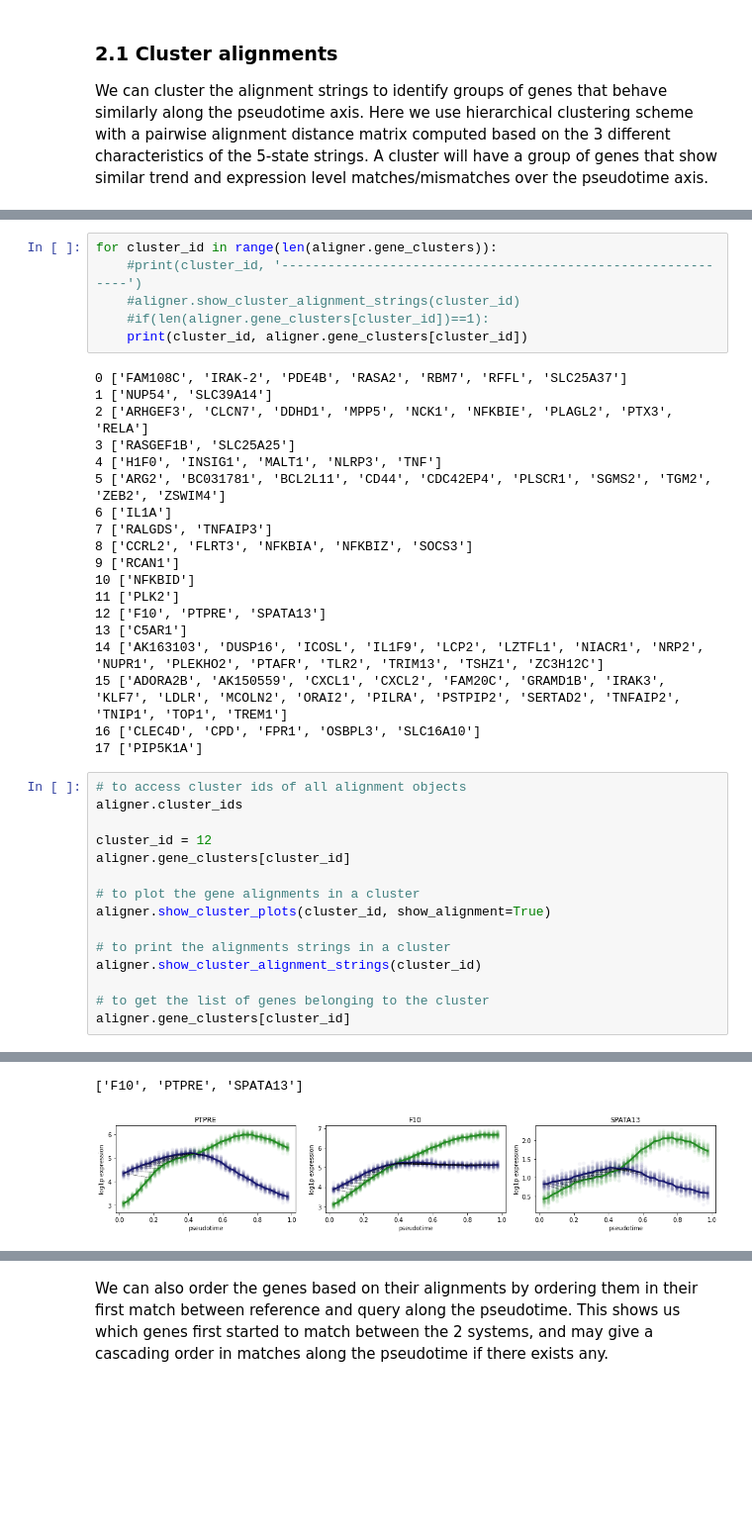
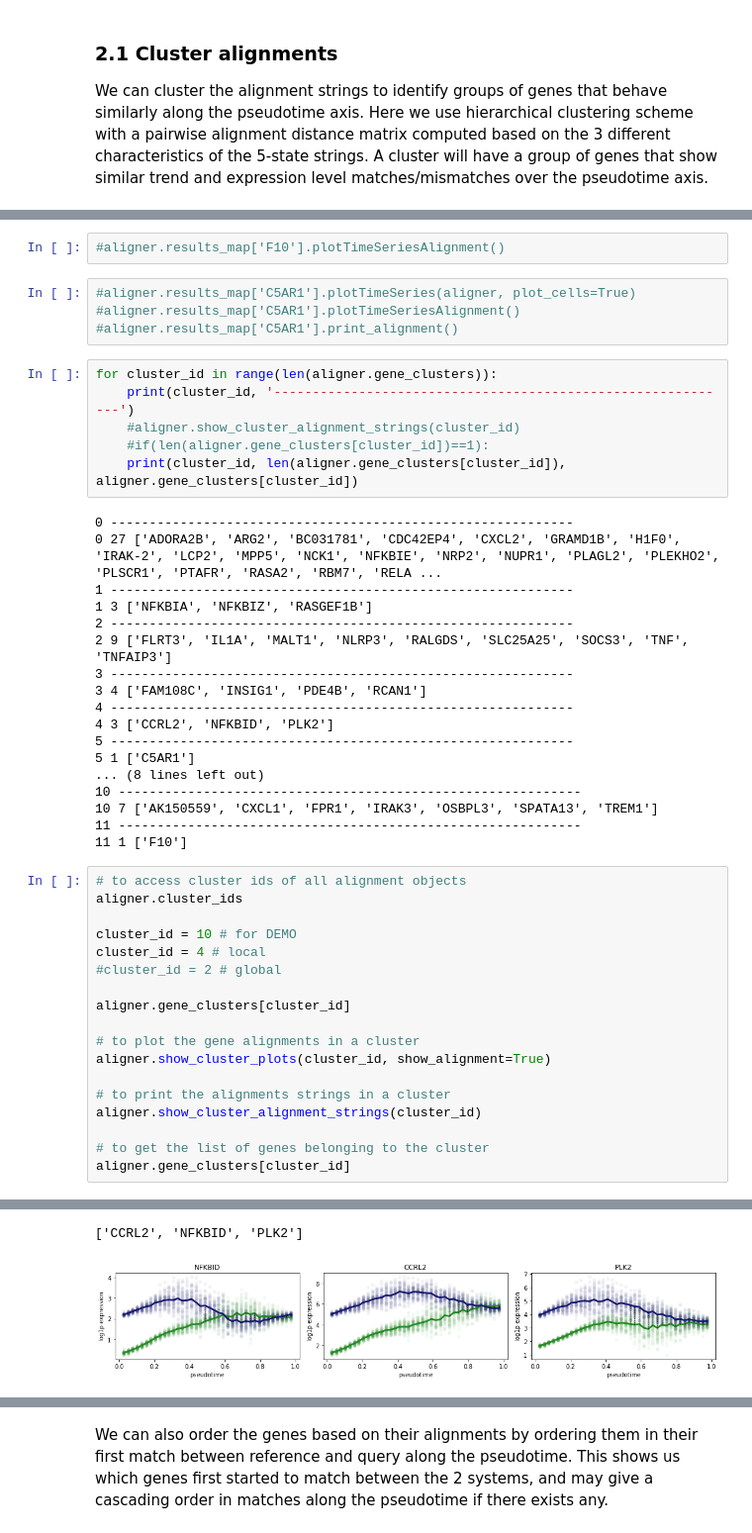
Before and after one commit to Teichlab/Genes2Genes, a Jupyter notebook: notebooks/OrgAlignTutorialNotebook_25102022.ipynb, the cells around one changed output, grey strips where cells are left out. Shown at 99% size. Cells and saved outputs as stored; diff of their text form; blank space fills up the shorter version.

```diff
--- a/notebooks/OrgAlignTutorialNotebook_25102022.ipynb
+++ b/notebooks/OrgAlignTutorialNotebook_25102022.ipynb
@@ -249,33 +255,41 @@ sb.clustermap(aligner.DistMat)
+# %%
+#aligner.results_map['F10'].plotTimeSeriesAlignment()
+# %%
+#aligner.results_map['C5AR1'].plotTimeSeries(aligner, plot_cells=True)
+#aligner.results_map['C5AR1'].plotTimeSeriesAlignment()
+#aligner.results_map['C5AR1'].print_alignment()
 # %%
 for cluster_id in range(len(aligner.gene_clusters)):
-    #print(cluster_id, '------------------------------------------------------------')
+    print(cluster_id, '------------------------------------------------------------')
     #aligner.show_cluster_alignment_strings(cluster_id)
     #if(len(aligner.gene_clusters[cluster_id])==1):
-    print(cluster_id, aligner.gene_clusters[cluster_id])
+    print(cluster_id, len(aligner.gene_clusters[cluster_id]), aligner.gene_clusters[cluster_id])
 # %% [output]
-0 ['FAM108C', 'IRAK-2', 'PDE4B', 'RASA2', 'RBM7', 'RFFL', 'SLC25A37']
-1 ['NUP54', 'SLC39A14']
-2 ['ARHGEF3', 'CLCN7', 'DDHD1', 'MPP5', 'NCK1', 'NFKBIE', 'PLAGL2', 'PTX3', 'RELA']
-3 ['RASGEF1B', 'SLC25A25']
-4 ['H1F0', 'INSIG1', 'MALT1', 'NLRP3', 'TNF']
-5 ['ARG2', 'BC031781', 'BCL2L11', 'CD44', 'CDC42EP4', 'PLSCR1', 'SGMS2', 'TGM2', 'ZEB2', 'ZSWIM4']
-6 ['IL1A']
-7 ['RALGDS', 'TNFAIP3']
-8 ['CCRL2', 'FLRT3', 'NFKBIA', 'NFKBIZ', 'SOCS3']
-9 ['RCAN1']
-10 ['NFKBID']
-11 ['PLK2']
-12 ['F10', 'PTPRE', 'SPATA13']
-13 ['C5AR1']
-14 ['AK163103', 'DUSP16', 'ICOSL', 'IL1F9', 'LCP2', 'LZTFL1', 'NIACR1', 'NRP2', 'NUPR1', 'PLEKHO2', 'PTAFR', 'TLR2', 'TRIM13', 'TSHZ1', 'ZC3H12C']
-15 ['ADORA2B', 'AK150559', 'CXCL1', 'CXCL2', 'FAM20C', 'GRAMD1B', 'IRAK3', 'KLF7', 'LDLR', 'MCOLN2', 'ORAI2', 'PILRA', 'PSTPIP2', 'SERTAD2', 'TNFAIP2', 'TNIP1', 'TOP1', 'TREM1']
-16 ['CLEC4D', 'CPD', 'FPR1', 'OSBPL3', 'SLC16A10']
-17 ['PIP5K1A']
+0 ------------------------------------------------------------
+0 27 ['ADORA2B', 'ARG2', 'BC031781', 'CDC42EP4', 'CXCL2', 'GRAMD1B', 'H1F0', 'IRAK-2', 'LCP2', 'MPP5', 'NCK1', 'NFKBIE', 'NRP2', 'NUPR1', 'PLAGL2', 'PLEKHO2', 'PLSCR1', 'PTAFR', 'RASA2', 'RBM7', 'RELA ...
+1 ------------------------------------------------------------
+1 3 ['NFKBIA', 'NFKBIZ', 'RASGEF1B']
+2 ------------------------------------------------------------
+2 9 ['FLRT3', 'IL1A', 'MALT1', 'NLRP3', 'RALGDS', 'SLC25A25', 'SOCS3', 'TNF', 'TNFAIP3']
+3 ------------------------------------------------------------
+3 4 ['FAM108C', 'INSIG1', 'PDE4B', 'RCAN1']
+4 ------------------------------------------------------------
+4 3 ['CCRL2', 'NFKBID', 'PLK2']
+5 ------------------------------------------------------------
+5 1 ['C5AR1']
+... (8 lines left out)
+10 ------------------------------------------------------------
+10 7 ['AK150559', 'CXCL1', 'FPR1', 'IRAK3', 'OSBPL3', 'SPATA13', 'TREM1']
+11 ------------------------------------------------------------
+11 1 ['F10']
 # %%
 # to access cluster ids of all alignment objects
 aligner.cluster_ids
 
-cluster_id = 12
+cluster_id = 10 # for DEMO
+cluster_id = 4 # local
+#cluster_id = 2 # global
+
 aligner.gene_clusters[cluster_id]
 
 # to plot the gene alignments in a cluster
@@ -293,5 +307,5 @@ DDDDMMMMMMMMMMMMMMVVVVVVVVVVIIIIIIIIIIIIIIDDDDDDDDDDDDDDDDDDDD
-['F10', 'PTPRE', 'SPATA13']
+['CCRL2', 'NFKBID', 'PLK2']
-[figure, old version]
+[figure, new version]
 # %%
 aligner.show_cluster_plots(cluster_id, show_alignment=False)
 # %% [output]
```
Also changed, not shown: parts of 51 cells of this notebook.
